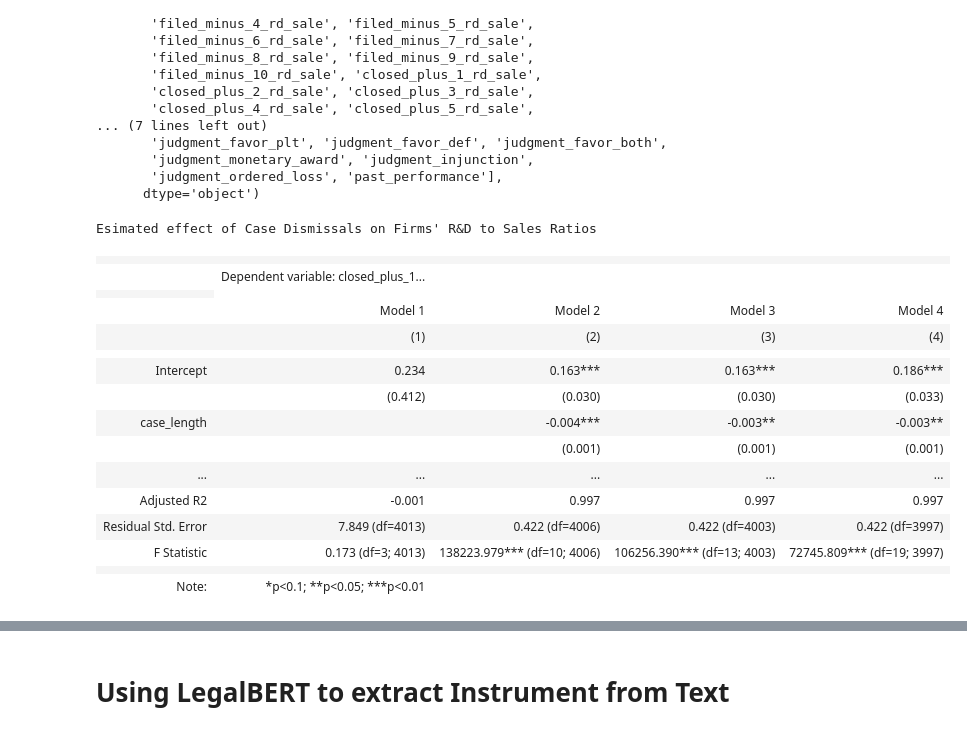
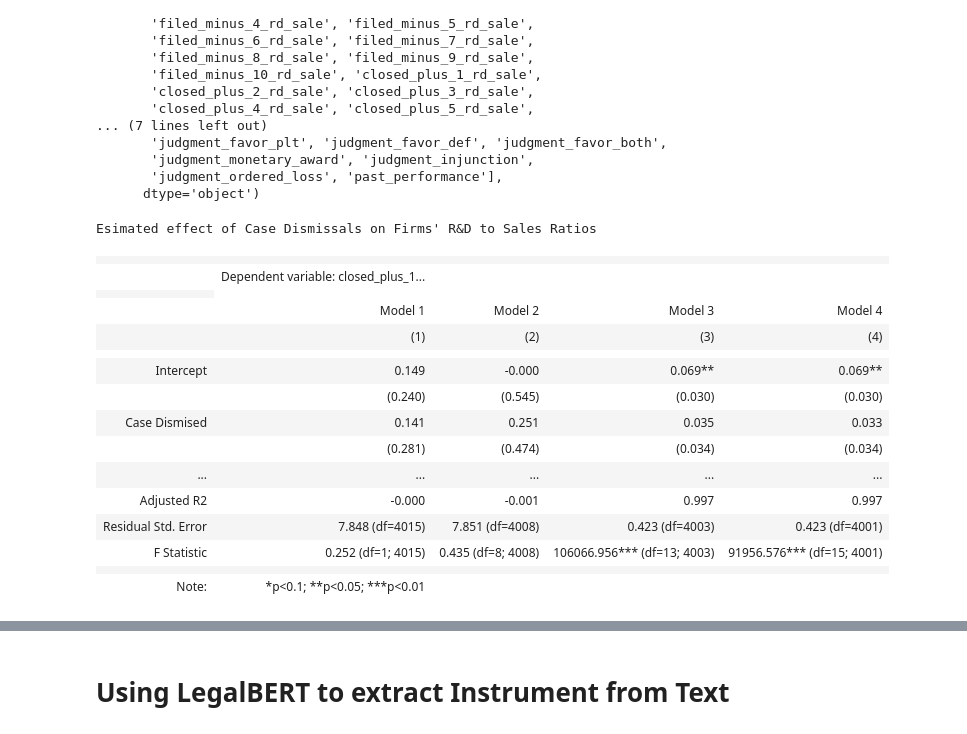
Before and after one commit to Sai0472003/PatentLitigation_Impact, a Jupyter notebook: Causal_Inference.ipynb, the cells around one changed output, grey strips where cells are left out. Drawn from its saved outputs; the diff is of its cells as text; code cells hidden in the pictures.

```diff
--- a/Causal_Inference.ipynb
+++ b/Causal_Inference.ipynb
@@ -386,48 +386,74 @@ Index(['case_number', 'filing_quarter_rnd', 'closing_quarter_rnd',
 # %%
 # Regression Table 1: Heterogeniety between Defendants and Plaintiffs (Dismissals)
 
 #base model
-model_1 = smf.ols('closed_plus_1_rd_sale ~ disp_dismissed*defendant ', data=rnd).fit()
+model_1 = smf.ols('closed_plus_1_rd_sale ~ disp_dismissed', data=rnd).fit()
 
 #adds covariates
-model_2 = smf.ols('closed_plus_1_rd_sale ~ disp_dismissed*defendant + filed_minus_1_rd_sale + case_length + info_tech + health_care + industrials + materials + consumer_discretionary', data=rnd).fit()
+model_2 = smf.ols('closed_plus_1_rd_sale ~ disp_dismissed + disp_judgment + case_length + info_tech + health_care + industrials + materials + consumer_discretionary', data=rnd).fit()
 
-#adds more types of dsimissals and interactions between them
-model_3 = smf.ols('closed_plus_1_rd_sale ~ disp_dismissed*defendant + disp_dismissed:dismissed_settlement + disp_dismissed:dismissed_voluntary + disp_dismissed:disp_before_issue_joined + filed_minus_1_rd_sale + case_length + info_tech + health_care + industrials + materials + consumer_discretionary', data=rnd).fit()
+#adds more controls for type of dismissal and
+model_3 = smf.ols('closed_plus_1_rd_sale ~ disp_dismissed + disp_dismissed:defendant + disp_judgment + disp_dismissed:dismissed_settlement + disp_dismissed:dismissed_voluntary + disp_dismissed:disp_before_issue_joined + filed_minus_1_rd_sale + case_length + info_tech + health_care + industrials + materials + consumer_discretionary', data=rnd).fit()
 
-#plaintiff-defendant heterogeniety between different types of dissmissals
-model_4 = smf.ols('closed_plus_1_rd_sale ~ disp_dismissed*defendant + judgment_favor_plt + judgment_favor_def + dismissed_settlement + disp_dismissed:disp_before_issue_joined*defendant + disp_dismissed:disp_before_issue_joined:dismissed_settlement + disp_dismissed:disp_before_issue_joined:dismissed_settlement:defendant + disp_dismissed:disp_before_issue_joined:dismissed_voluntary + disp_dismissed:disp_before_issue_joined:dismissed_voluntary*defendant + filed_minus_1_rd_sale + case_length + info_tech + health_care + industrials + materials + consumer_discretionary', data=rnd).fit()
+#plaintiff-defendant heterogeniety
+model_4 = smf.ols('closed_plus_1_rd_sale ~ disp_dismissed + disp_dismissed:defendant + disp_judgment + disp_judgment:judgment_favor_plt + disp_judgment:judgment_favor_def + disp_dismissed:dismissed_settlement + disp_dismissed:dismissed_voluntary + disp_dismissed:disp_before_issue_joined + filed_minus_1_rd_sale + case_length + info_tech + health_care + industrials + materials + consumer_discretionary', data=rnd).fit()
 
 #creating stargazer object
 stargazer = Stargazer([model_1, model_2, model_3, model_4])
 
 # Custom column names
 stargazer.custom_columns(["Model 1", 'Model 2', 'Model 3', 'Model 4'], [1, 1, 1, 1])
 
 
-#stargazer.covariate_order([])
+stargazer.covariate_order(['Intercept', 'disp_dismissed', 'disp_dismissed:defendant',
+                           'disp_dismissed:dismissed_settlement',
+                           'disp_dismissed:dismissed_voluntary', 'disp_dismissed:disp_before_issue_joined',
+                           'disp_judgment', 'disp_judgment:judgment_favor_plt',
+                           'disp_judgment:judgment_favor_def',
+                           'filed_minus_1_rd_sale', 'case_length', 'info_tech',
+                           'health_care', 'industrials', 'materials', 'consumer_discretionary'])
 
-#stargazer.rename_covariates({})
+
+stargazer.rename_covariates({'disp_dismissed': 'Case Dismised', 'disp_dismissed:defendant': 'Case Dismissed:Defendant',
+                             'disp_judgment': 'Case went to Judgment', 'disp_judgment:judgment_favor_plt': 'Judgment:Plaintiff Wins',
+                             'disp_judgment:judgment_favor_def': 'Judgment:Defendant Wins',
+                             'disp_dismissed:dismissed_settlement': 'Case Dismissed:Settlement',
+                             'disp_dismissed:dismissed_voluntary': 'Case Dismissed:Voluntary Withdarwal',
+                             'disp_dismissed:disp_before_issue_joined': 'Case Dismissed Before Issue Joineder',
+                             'filed_minus_1_rd_sale': 'Lagged R&D to Sales Ratio (One Quarter Before Case Filing)',
+                             'case length': 'Case Length in Number of Fin. Quarters',
+                             'info_tech': 'IT Sector', 'health_care': 'Health Care Sector',
+                             'industrials': 'Industrials Sector', 'materials': 'Materials Sector',
+                             'consumer_discretionary': 'Consumer Discretionary Sector',
+                             'case_length': 'Case Length in Number of Quarters'})
 
 stargazer.title("Esimated effect of Case Dismissals on Firms' R&D to Sales Ratios")
 
 # Display in Jupyter Notebook
 display(HTML(stargazer.render_html()))
+
+# Save the Stargazer HTML table to file
+with open("regression_table.html", "w") as f:
+    f.write(stargazer.render_html())
+
+# Download the file to your local machine
+from google.colab import files
+files.download("regression_table.html")
 # %% [output]
 Esimated effect of Case Dismissals on Firms' R&D to Sales Ratios
 |  |  |  |  |  |
 |  | Dependent variable: closed_plus_1... |  |  |  |
 |  |
 |  | Model 1 | Model 2 | Model 3 | Model 4 |
 |  | (1) | (2) | (3) | (4) |
 |  |  |  |  |  |
-| Intercept | 0.234 | 0.163*** | 0.163*** | 0.186*** |
-|  | (0.412) | (0.030) | (0.030) | (0.033) |
-| case_length |  | -0.004*** | -0.003** | -0.003** |
-|  |  | (0.001) | (0.001) | (0.001) |
+| Intercept | 0.149 | -0.000 | 0.069** | 0.069** |
+|  | (0.240) | (0.545) | (0.030) | (0.030) |
+| Case Dismised | 0.141 | 0.251 | 0.035 | 0.033 |
+|  | (0.281) | (0.474) | (0.034) | (0.034) |
 | ... | ... | ... | ... | ... |
-| Adjusted R2 | -0.001 | 0.997 | 0.997 | 0.997 |
-| Residual Std. Error | 7.849 (df=4013) | 0.422 (df=4006) | 0.422 (df=4003) | 0.422 (df=3997) |
-| F Statistic | 0.173 (df=3; 4013) | 138223.979*** (df=10; 4006) | 106256.390*** (df=13; 4003) | 72745.809*** (df=19; 3997) |
+| Adjusted R2 | -0.000 | -0.001 | 0.997 | 0.997 |
+| Residual Std. Error | 7.848 (df=4015) | 7.851 (df=4008) | 0.423 (df=4003) | 0.423 (df=4001) |
+| F Statistic | 0.252 (df=1; 4015) | 0.435 (df=8; 4008) | 106066.956*** (df=13; 4003) | 91956.576*** (df=15; 4001) |
 |  |  |  |  |  |
 | Note: | *p<0.1; **p<0.05; ***p<0.01 |  |  |  |
```
Also changed, not shown: parts of 5 cells of this notebook.
